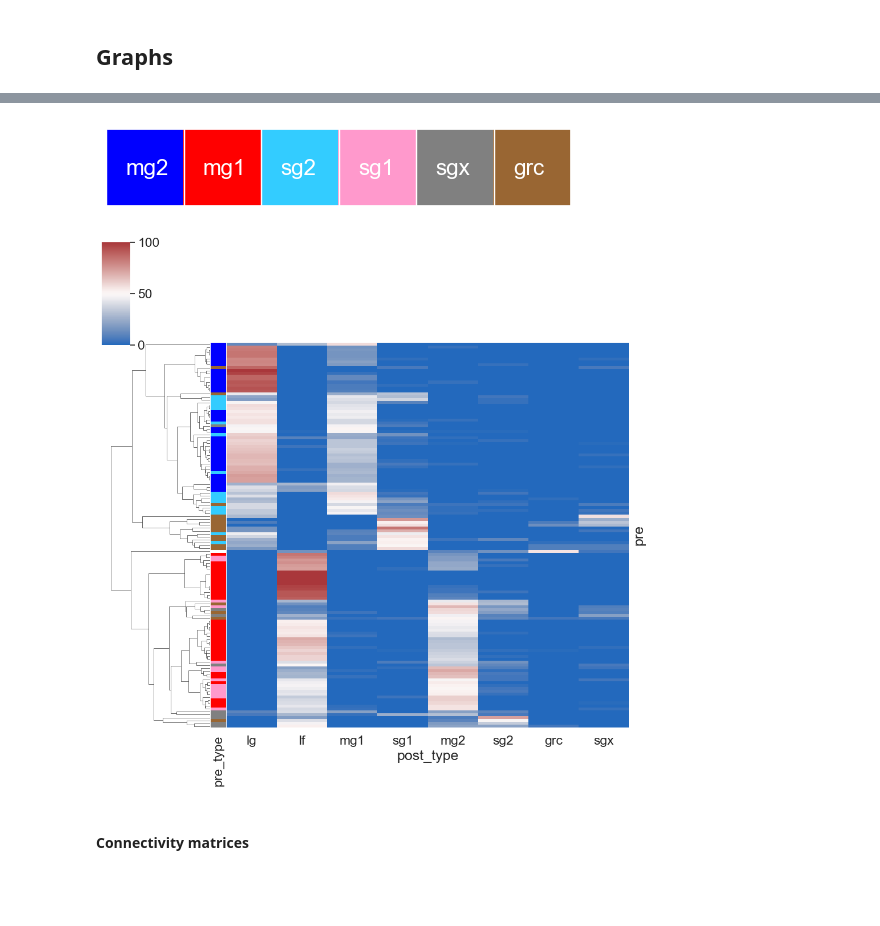
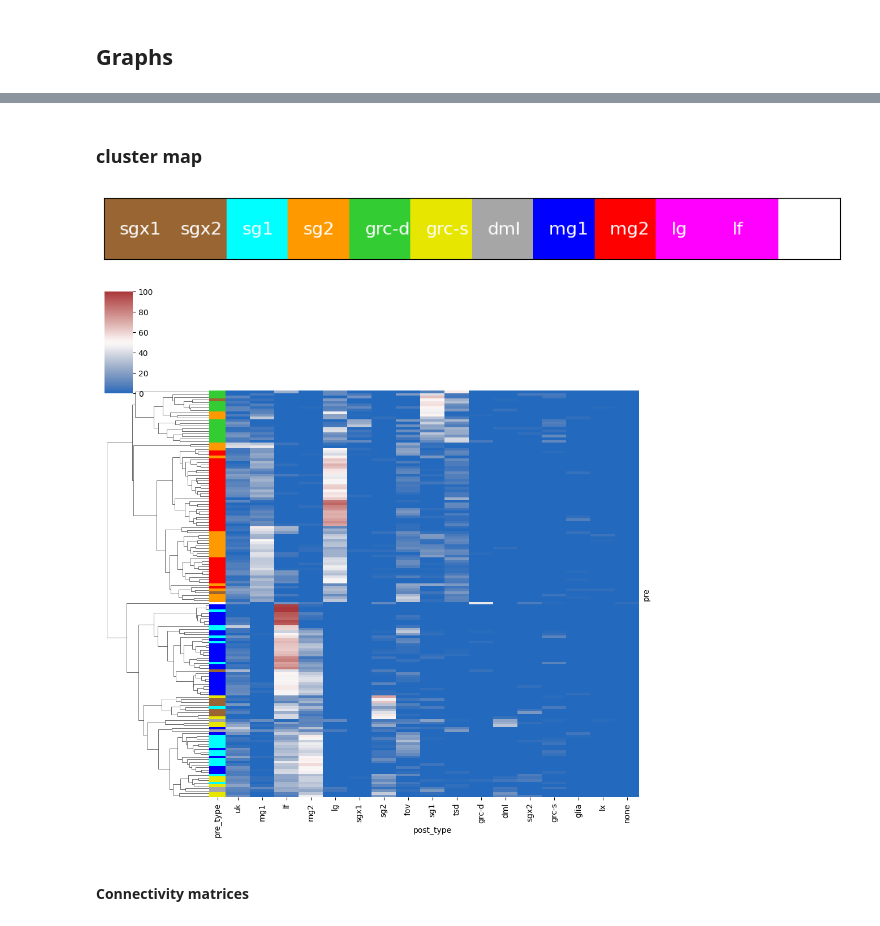
Before and after one commit to neurologic/eCREST, a Jupyter notebook: Network-Analysis.ipynb, the cells around one changed output, grey strips where cells are left out. Drawn from its saved outputs; the diff is of its cells as text; code cells hidden in the pictures; blank space fills up the shorter version.

```diff
--- a/Network-Analysis.ipynb
+++ b/Network-Analysis.ipynb
@@ -419,2 +670,11 @@ sns.move_legend(ax, "upper right", bbox_to_anchor=(1.3, 1))
 # %%
-df_edges=df_syn_post[['pre','post']].value_counts().reset_index(name='weight')
+df_syn = df_syn_post
+df_edges=df_syn[['pre','post','structure','pre_type','post_type']].value_counts().reset_index(name='weight')
+# %%
+for i,r in df_edges.iterrows():
+    df_edges.loc[i,'pre_diam']=soma_diam[str(df_edges.loc[i,'pre'])]
+    df_edges.loc[i,'post_diam']=soma_diam[str(df_edges.loc[i,'post'])]
+    # df_edges.loc[i,'pre_nseg']=file_size[str(df_edges.loc[i,'pre'])]
+    # df_edges.loc[i,'post_nseg']=file_size[str(df_edges.loc[i,'post'])]
+    # df_edges.loc[i,'pre_tips']=apical_tip[str(df_edges.loc[i,'pre'])]
+    # df_edges.loc[i,'post_tips']=apical_tip[str(df_edges.loc[i,'post'])]
@@ -421,7 +686,7 @@ df_edges=df_syn_post[['pre','post']].value_counts().reset_index(name='weight')
 # %%
-for i,r in df_edges.iterrows():
-    df_edges.loc[i,'pre_type']=cell_type[str(df_edges.loc[i,'pre'])]
-    df_edges.loc[i,'post_type']=cell_type[str(df_edges.loc[i,'post'])]
+# for i,r in df_edges.iterrows():
+#     df_edges.loc[i,'pre_type']=cell_type[str(df_edges.loc[i,'pre'])]
+#     df_edges.loc[i,'post_type']=cell_type[str(df_edges.loc[i,'post'])]
 
 # for each unique edge, get the cell-type pair and structure
 # for i,r in df_edges.iterrows():
@@ -800,5 +1290,7 @@ df_map[df_edges['post_type'].unique()].div(df_map[df_edges['post_type'].unique()
+# %% [markdown]
+### cluster map
 # %%
-types_ = ['mg1','mg2','lg','lf','sg1','sg2','sgx','grc','aff']# df_edges['pre_type'].unique()
+types_ = ['mg1','mg2','lg','lf','sg1','sg2','sgx1','sgx2','grc-d','grc-s','aff','dml']# df_edges['pre_type'].unique()
 df_map = pd.DataFrame()
 for t in types_:
     df_grouped = df_edges[df_edges['pre_type']==t].groupby(
@@ -822,42 +1314,58 @@ color_pal = sns.color_palette("deep", len(labels))
 # color_dict = dict(zip(labels, color_pal))
 # sns.palplot(sns.color_palette("deep", len(labels)))
 
+# color_dict = {
+#     'mg2': '#0000ff',
+#     'mg1': '#ff0000',
+#     'sg2': '#33ccff',
+#     'sg1': '#ff99cc',
+#     'sgx1': '#808080',
+#     'sgx2': '#808080',
+#     'grc-d': '#00ff00',
+#     'grc-s': ''
+# }
 color_dict = {
-    'mg2': '#0000ff',
-    'mg1': '#ff0000',
-    'sg2': '#33ccff',
-    'sg1': '#ff99cc',
-    'sgx': '#808080',
-    'grc': '#996633'
+    'sgx1':'#996633',
+    'sgx2':'#996633',
+    'sg1':'#00ffff',
+    'sg2':'#ff9900',
+    'grc-d':'#33cc33',
+    'grc-s':'#e6e600',
+    'dml':'#a6a6a6',
+    'mg1':'#0000ff',
+    'mg2':'#ff0000',
+    'lg':'#ff00ff',
+    'lf':'#ff00ff',
+    'aff':'#ffffff'
 }
 sns.palplot(color_dict.values())
 ax = plt.gca()
 ax.tick_params(left=False, bottom=False)
 
 for i,v in enumerate(color_dict):
     ax.text(i-0.25, 0.1, v,fontsize=16,color='white')
 
 data_df = df_map[df_edges['post_type'].unique()].div(df_map[df_edges['post_type'].unique()].sum(axis=1),axis=0).mul(100).round(0)
 sns.clustermap(data = data_df,
                method='average',
                col_cluster=False, cmap="vlag", center=50,yticklabels=False,
                row_colors = df_map['pre_type'].map(color_dict));
 
 # data_df = df_map[df_edges['post_type'].unique()]
 # cmap = sns.color_palette("blend:#d9d9d9,#000000", as_cmap=True)
 # cmap.set_under('white')
 # sns.clustermap(data = data_df,
 #                method='average',
 #                col_cluster=False, cmap=cmap, vmin=1, yticklabels=False,
 #                row_colors = df_map['pre_type'].map(color_dict));
 
 
 # The methods are single, complete, average, weighted, ward, median, centroid
 # from https://docs.scipy.org/doc/scipy/reference/generated/scipy.cluster.hierarchy.linkage.html#scipy.cluster.hierarchy.linkage
 # default for seaborn is "average"
 # %% [output]
-[figure, old version]
+[figure, new version]
-[figure, old version]
+[figure, new version]
 # %% [markdown]
 #### Connectivity matrices
 # %% [markdown]
```
Also changed, not shown: parts of 155 cells of this notebook, 5 other files.
